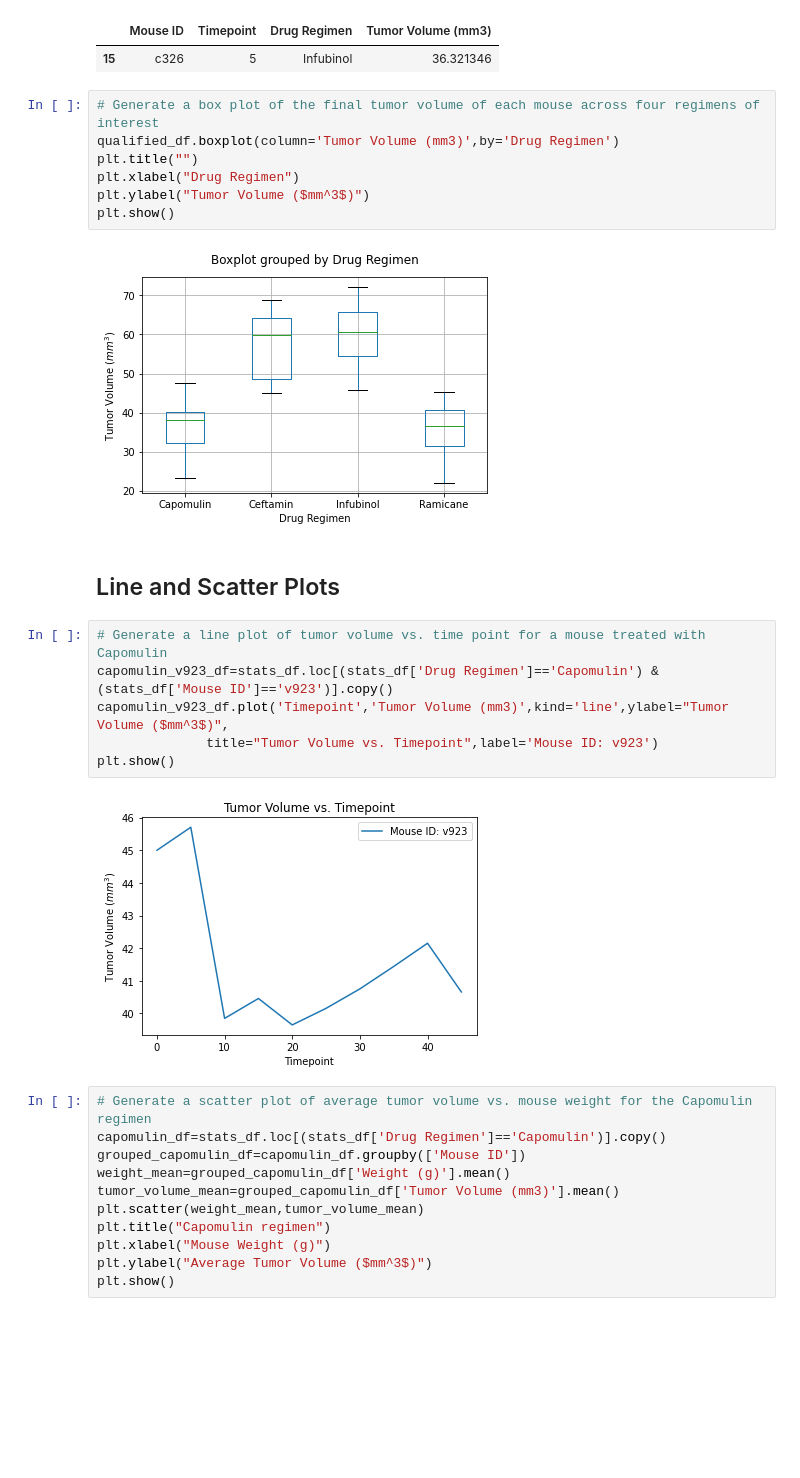
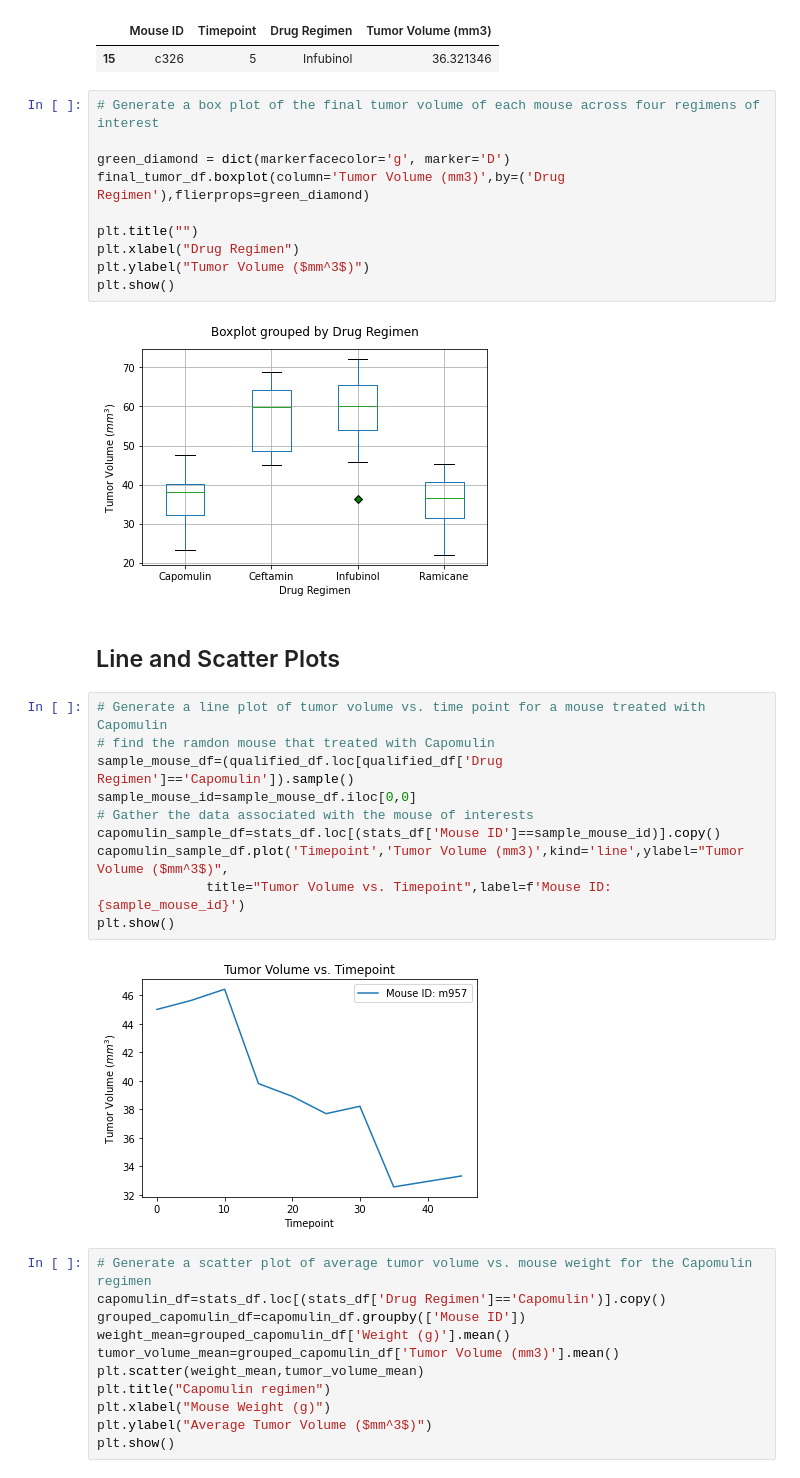
Before and after one commit to yang5hi/Matplotlib-challenge, a Jupyter notebook: pymaceuticals_GitHub.ipynb, the cells around one changed output. Cells and saved outputs as stored; diff of their text form; blank space fills up the shorter version.

Commit message:
boxplot

```diff
--- a/pymaceuticals_GitHub.ipynb
+++ b/pymaceuticals_GitHub.ipynb
@@ -239,23 +239,30 @@ outliers_df
 | 15 | c326 | 5 | Infubinol | 36.321346 |
 # %%
 # Generate a box plot of the final tumor volume of each mouse across four regimens of interest
-qualified_df.boxplot(column='Tumor Volume (mm3)',by='Drug Regimen')
+
+green_diamond = dict(markerfacecolor='g', marker='D')
+final_tumor_df.boxplot(column='Tumor Volume (mm3)',by=('Drug Regimen'),flierprops=green_diamond)
+
 plt.title("")
 plt.xlabel("Drug Regimen")
 plt.ylabel("Tumor Volume ($mm^3$)")
 plt.show()
 # %% [output]
-[figure, old version]
+[figure, new version]
 # %% [markdown]
 ## Line and Scatter Plots
 # %%
 # Generate a line plot of tumor volume vs. time point for a mouse treated with Capomulin
-capomulin_v923_df=stats_df.loc[(stats_df['Drug Regimen']=='Capomulin') & (stats_df['Mouse ID']=='v923')].copy()
-capomulin_v923_df.plot('Timepoint','Tumor Volume (mm3)',kind='line',ylabel="Tumor Volume ($mm^3$)",
-              title="Tumor Volume vs. Timepoint",label='Mouse ID: v923')
+# find the ramdon mouse that treated with Capomulin
+sample_mouse_df=(qualified_df.loc[qualified_df['Drug Regimen']=='Capomulin']).sample()
+sample_mouse_id=sample_mouse_df.iloc[0,0]
+# Gather the data associated with the mouse of interests
+capomulin_sample_df=stats_df.loc[(stats_df['Mouse ID']==sample_mouse_id)].copy()
+capomulin_sample_df.plot('Timepoint','Tumor Volume (mm3)',kind='line',ylabel="Tumor Volume ($mm^3$)",
+              title="Tumor Volume vs. Timepoint",label=f'Mouse ID: {sample_mouse_id}')
 plt.show()
 # %% [output]
-[figure, old version]
+[figure, new version]
 # %%
 # Generate a scatter plot of average tumor volume vs. mouse weight for the Capomulin regimen
 capomulin_df=stats_df.loc[(stats_df['Drug Regimen']=='Capomulin')].copy()
```
